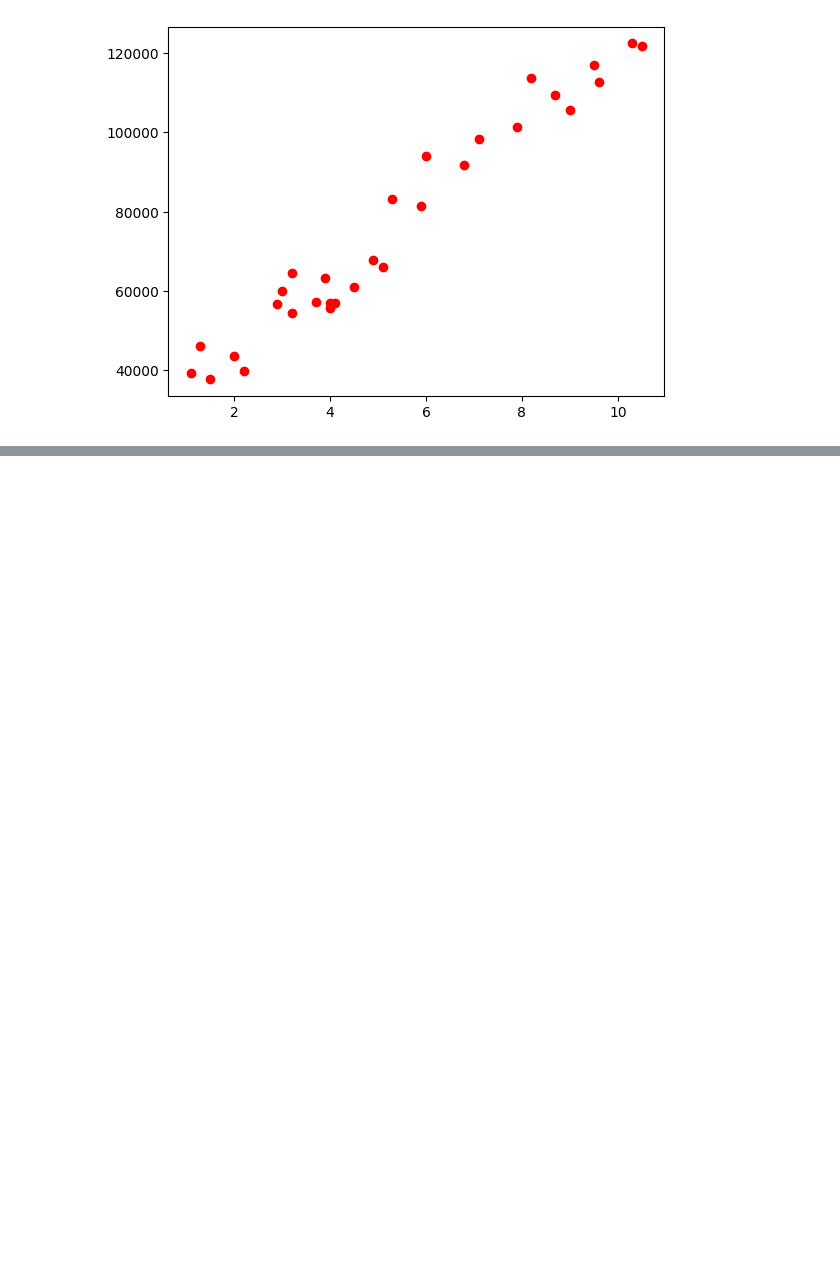
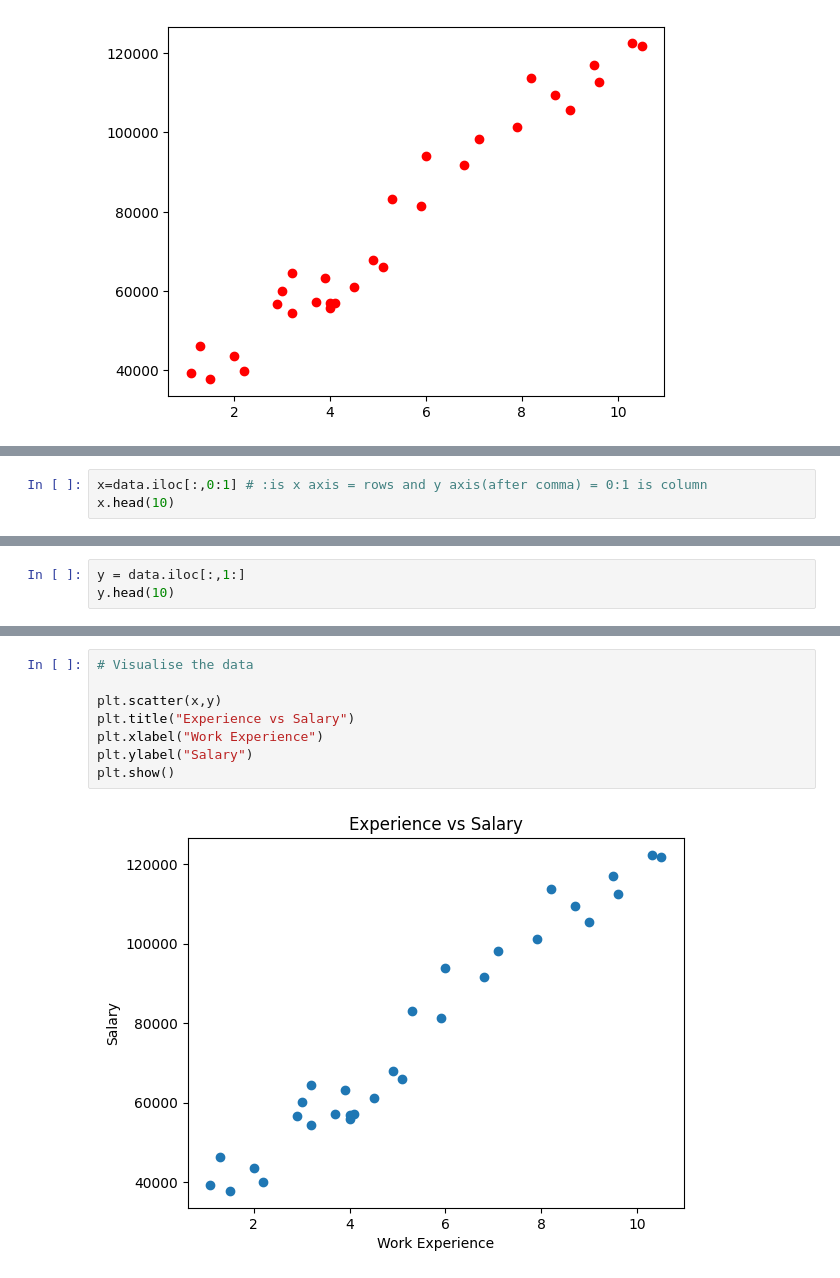
Before and after one commit to AAYU6H/ai-codes, a Jupyter notebook: Linear Regression/Salary Data/Linear-Regression.ipynb, the cells around one changed output, grey strips where cells are left out. Saved outputs shown, nothing was run; the diff lists cells and outputs as text; blank space fills up the shorter version.

```diff
--- a/Linear Regression/Salary Data/Linear-Regression.ipynb
+++ b/Linear Regression/Salary Data/Linear-Regression.ipynb
@@ -26,0 +34,3 @@ NameError: name 'data' is not defined
+# %%
+x=data.iloc[:,0:1] # :is x axis = rows and y axis(after comma) = 0:1 is column
+x.head(10)
@@ -26,0 +49,3 @@ NameError: name 'data' is not defined
+# %%
+y = data.iloc[:,1:]
+y.head(10)
@@ -27,2 +64,12 @@ NameError: name 'data' is not defined
+# %%
+# Visualise the data
+
+plt.scatter(x,y)
+plt.title("Experience vs Salary")
+plt.xlabel("Work Experience")
+plt.ylabel("Salary")
+plt.show()
+# %% [output]
+[figure, added]
 # %%
 from sklearn.linear_model import LinearRegression
```
Also changed, not shown: parts of 9 cells of this notebook, 1 other file.
